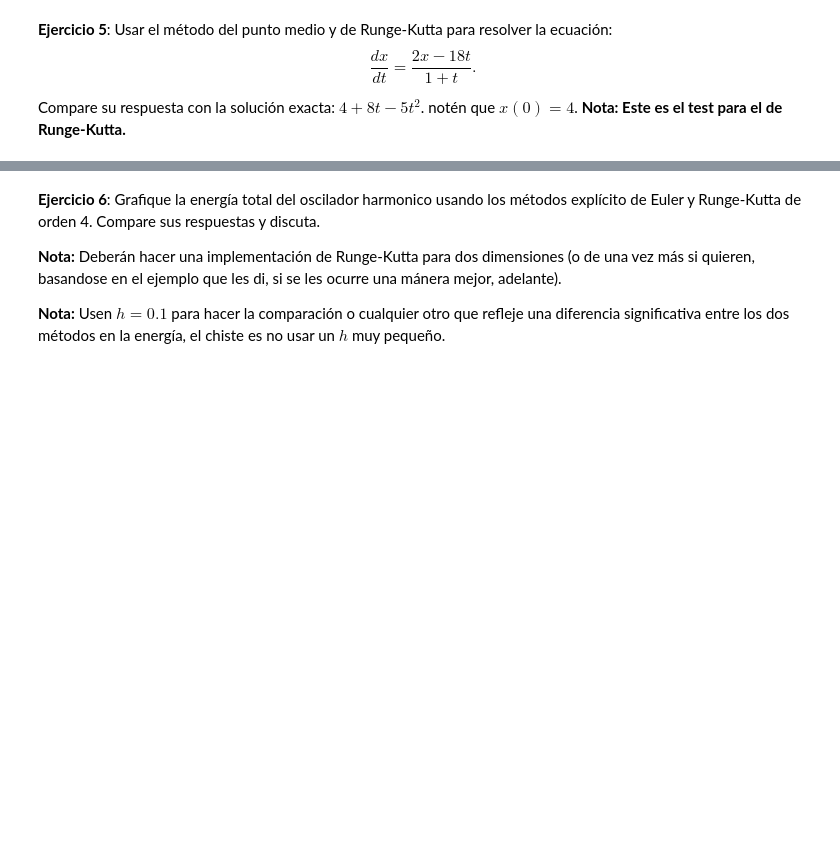
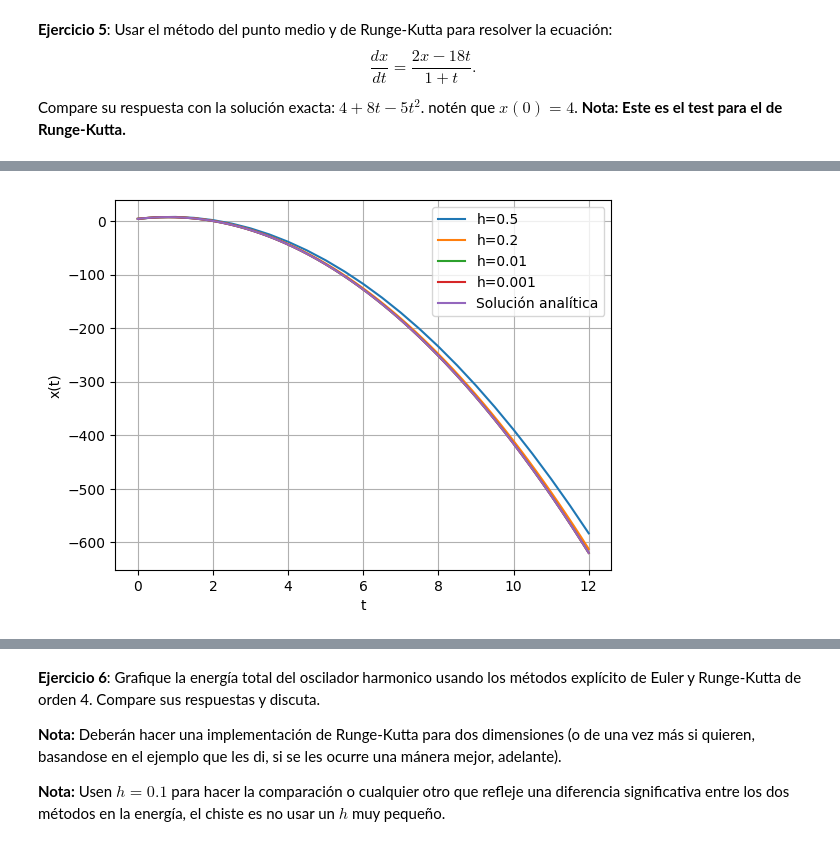
Before and after one commit to cecepassat/Fisica_Computacional_Cordero_Silis, a Jupyter notebook: Tarea_12_Oct_3.ipynb, the cells around one changed output, grey strips where cells are left out. Drawn from its saved outputs; the diff is of its cells as text; code cells hidden in the pictures; blank space fills up the shorter version.

```diff
--- a/Tarea_12_Oct_3.ipynb
+++ b/Tarea_12_Oct_3.ipynb
@@ -141,0 +173,7 @@ Compare su respuesta con la solución exacta: $4+8t-5t^2$. notén que $x(0)=4$.
+# %%
+## Usando la lista de arriba (con cada h diferente) apliquemos el método del punto medio considerando x(0)=4.0
+
+PM1=Punto_M(F,lista1,4.0)
+PM2=Punto_M(F,lista2,4.0)
+PM3=Punto_M(F,lista3,4.0)
+PM4=Punto_M(F,lista4,4.0)
@@ -141,0 +198,17 @@ Compare su respuesta con la solución exacta: $4+8t-5t^2$. notén que $x(0)=4$.
+# %%
+## Grafiquemos las soluciones
+
+plot(lista1,PM1,label="h=0.5")
+plot(lista2,PM2,label="h=0.2")
+plot(lista3,PM3,label="h=0.01")
+plot(lista4,PM4,label="h=0.001")
+list=linspace(0,12,100)
+plot(list,4+8*list-5*list.^(2),label="Solución analítica");
+
+xlabel("t")
+ylabel("x(t)")
+grid("on")
+legend()
+show();
+# %% [output]
+[figure, added]
```
Also changed, not shown: parts of 9 cells of this notebook.
